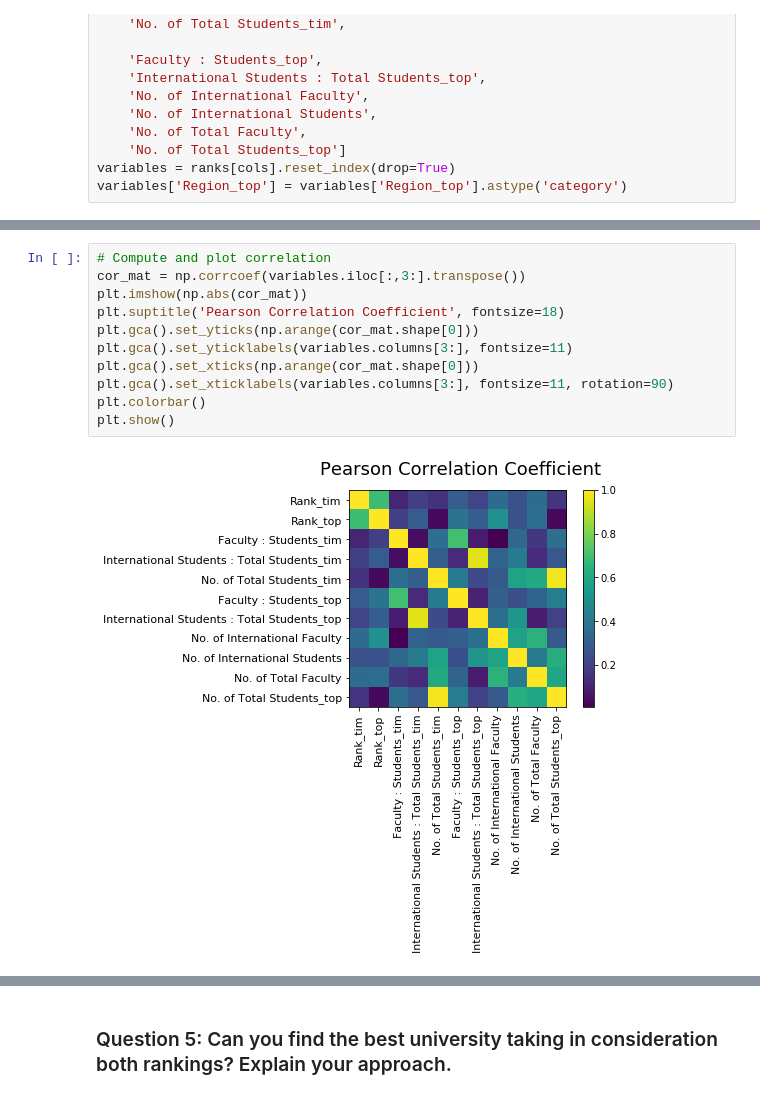
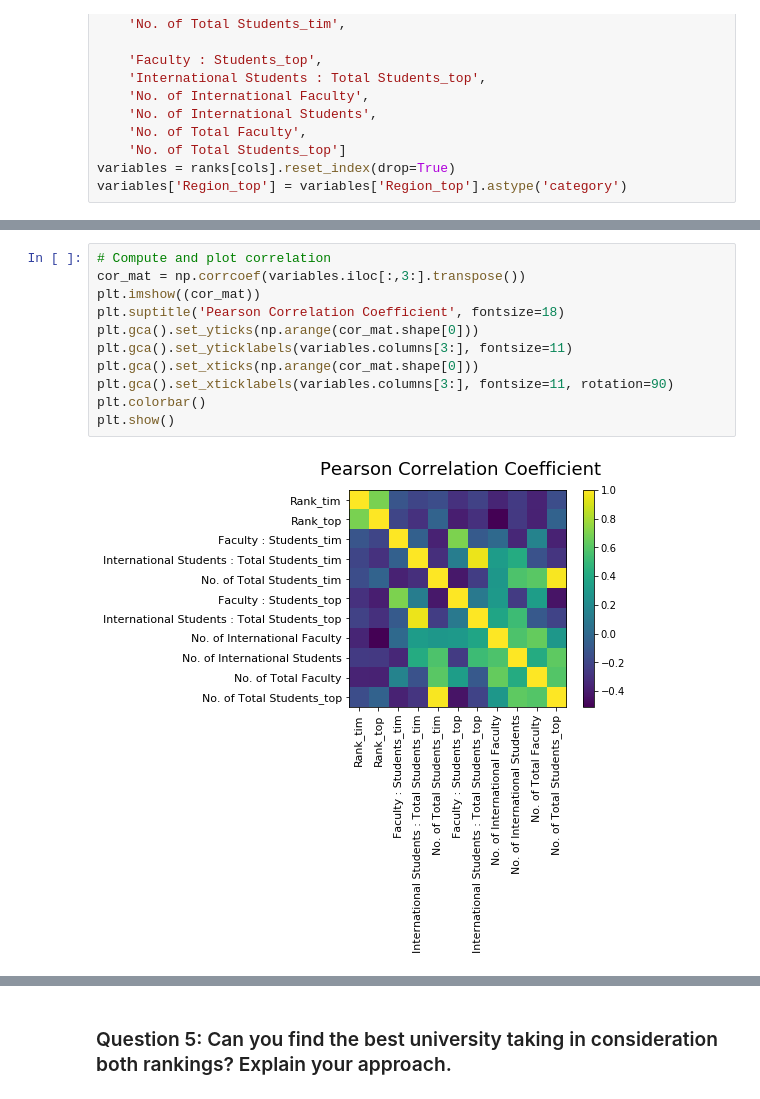
Before and after one commit to justcho5/ADA, a Jupyter notebook: homework02.ipynb, the cells around one changed output, grey strips where cells are left out. Cells and saved outputs as stored; diff of their text form.

```diff
--- a/homework02.ipynb
+++ b/homework02.ipynb
@@ -674,14 +692,14 @@ variables.drop(variables.isnull().values.nonzero()[0], inplace=True)
 # %%
 # Compute and plot correlation
 cor_mat = np.corrcoef(variables.iloc[:,3:].transpose())
-plt.imshow(np.abs(cor_mat))
+plt.imshow((cor_mat))
 plt.suptitle('Pearson Correlation Coefficient', fontsize=18)
 plt.gca().set_yticks(np.arange(cor_mat.shape[0]))
 plt.gca().set_yticklabels(variables.columns[3:], fontsize=11)
 plt.gca().set_xticks(np.arange(cor_mat.shape[0]))
 plt.gca().set_xticklabels(variables.columns[3:], fontsize=11, rotation=90)
 plt.colorbar()
 plt.show()
 # %% [output]
-[figure, old version]
+[figure, new version]
 # %%
```
Also changed, not shown: parts of 12 cells of this notebook.
